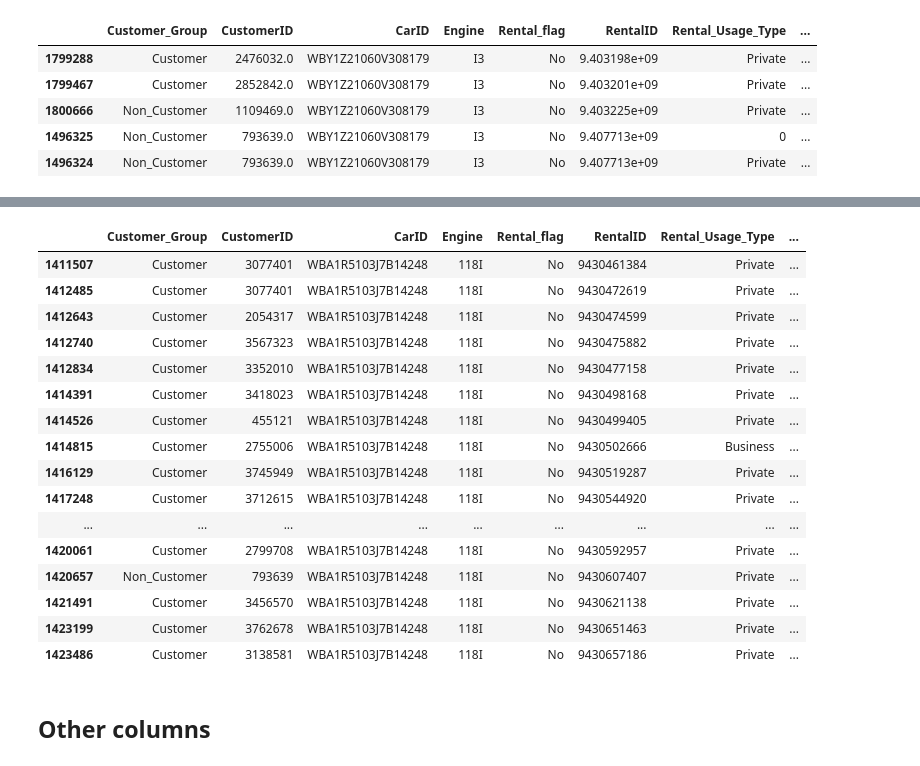
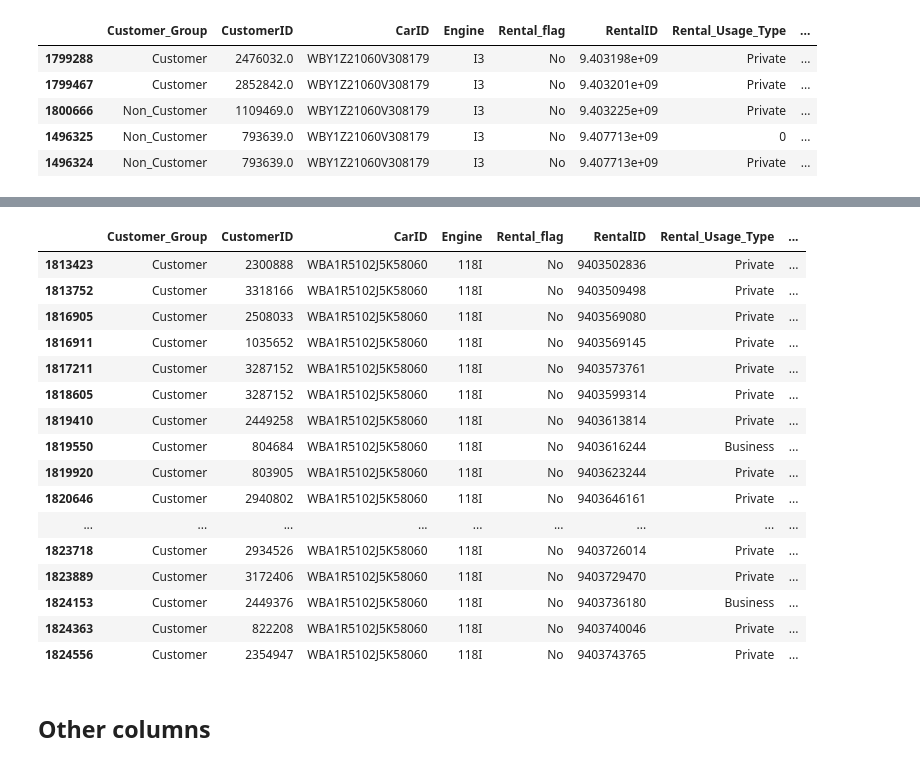
Before and after one commit to Bogeluno/GNN_Thesis, a Jupyter notebook: notebooks/Newdata.ipynb, the cells around one changed output, grey strips where cells are left out. Cells and saved outputs as stored; diff of their text form; code cells hidden in the pictures.

```diff
--- a/notebooks/Newdata.ipynb
+++ b/notebooks/Newdata.ipynb
@@ -400,0 +661,16 @@ dataf.iloc[np.where(dataf.Reservation_Time.iloc[1:].values<dataf.End_Time.iloc[:
+# %%
+dfc = df.copy(deep = True)
+# %%
+dfc['Start_Time'] = [row.Reservation_Time+datetime.timedelta(minutes=row.Reservation_Minutes) for _, row in dfc.iterrows()]
+# %%
+CarID_dictc = dict(iter(dfc.groupby('CarID')))
+tatc = []
+
+for car,dataf in CarID_dictc.items():
+    dataf = dataf.sort_values(by = 'Start_Time')
+    tap = list( zip( dataf.iloc[np.where(dataf.Start_Time.iloc[1:].values<dataf.End_Time.iloc[:-1].values)[0]].Customer_Group.values, dataf.iloc[np.where(dataf.Start_Time.iloc[1:].values<dataf.End_Time.iloc[:-1].values)[0]+1].Customer_Group.values ) )
+    tat.extend( tap )
+    if (('Customer', 'Customer') in tap):
+        print(car)
+
+pd.Series(tat).value_counts()
@@ -400,0 +716,3 @@ dataf.iloc[np.where(dataf.Reservation_Time.iloc[1:].values<dataf.End_Time.iloc[:
+# %%
+dataf = CarID_dictc['WBY1Z21010V308039'].sort_values(by = 'Start_Time')
+dataf.iloc[np.where(dataf.Start_Time.iloc[1:].values<dataf.End_Time.iloc[:-1].values)[0]]
@@ -401,23 +737,23 @@ dataf.iloc[np.where(dataf.Reservation_Time.iloc[1:].values<dataf.End_Time.iloc[:
 # %%
-dataf[dataf.RentalID > 9430460000].sort_values(by = 'RentalID').iloc[:24]
+dataf[dataf.RentalID > 9403500000].sort_values(by = 'RentalID').iloc[:20]
 # %% [output]
 |  | Customer_Group | CustomerID | CarID | Engine | Rental_flag | RentalID | Rental_Usage_Type | ... |
-| 1411507 | Customer | 3077401 | WBA1R5103J7B14248 | 118I | No | 9430461384 | Private | ... |
-| 1412485 | Customer | 3077401 | WBA1R5103J7B14248 | 118I | No | 9430472619 | Private | ... |
-| 1412643 | Customer | 2054317 | WBA1R5103J7B14248 | 118I | No | 9430474599 | Private | ... |
-| 1412740 | Customer | 3567323 | WBA1R5103J7B14248 | 118I | No | 9430475882 | Private | ... |
-| 1412834 | Customer | 3352010 | WBA1R5103J7B14248 | 118I | No | 9430477158 | Private | ... |
-| 1414391 | Customer | 3418023 | WBA1R5103J7B14248 | 118I | No | 9430498168 | Private | ... |
-| 1414526 | Customer | 455121 | WBA1R5103J7B14248 | 118I | No | 9430499405 | Private | ... |
-| 1414815 | Customer | 2755006 | WBA1R5103J7B14248 | 118I | No | 9430502666 | Business | ... |
-| 1416129 | Customer | 3745949 | WBA1R5103J7B14248 | 118I | No | 9430519287 | Private | ... |
-| 1417248 | Customer | 3712615 | WBA1R5103J7B14248 | 118I | No | 9430544920 | Private | ... |
+| 1813423 | Customer | 2300888 | WBA1R5102J5K58060 | 118I | No | 9403502836 | Private | ... |
+| 1813752 | Customer | 3318166 | WBA1R5102J5K58060 | 118I | No | 9403509498 | Private | ... |
+| 1816905 | Customer | 2508033 | WBA1R5102J5K58060 | 118I | No | 9403569080 | Private | ... |
+| 1816911 | Customer | 1035652 | WBA1R5102J5K58060 | 118I | No | 9403569145 | Private | ... |
+| 1817211 | Customer | 3287152 | WBA1R5102J5K58060 | 118I | No | 9403573761 | Private | ... |
+| 1818605 | Customer | 3287152 | WBA1R5102J5K58060 | 118I | No | 9403599314 | Private | ... |
+| 1819410 | Customer | 2449258 | WBA1R5102J5K58060 | 118I | No | 9403613814 | Private | ... |
+| 1819550 | Customer | 804684 | WBA1R5102J5K58060 | 118I | No | 9403616244 | Business | ... |
+| 1819920 | Customer | 803905 | WBA1R5102J5K58060 | 118I | No | 9403623244 | Private | ... |
+| 1820646 | Customer | 2940802 | WBA1R5102J5K58060 | 118I | No | 9403646161 | Private | ... |
 | ... | ... | ... | ... | ... | ... | ... | ... | ... |
-| 1420061 | Customer | 2799708 | WBA1R5103J7B14248 | 118I | No | 9430592957 | Private | ... |
-| 1420657 | Non_Customer | 793639 | WBA1R5103J7B14248 | 118I | No | 9430607407 | Private | ... |
-| 1421491 | Customer | 3456570 | WBA1R5103J7B14248 | 118I | No | 9430621138 | Private | ... |
-| 1423199 | Customer | 3762678 | WBA1R5103J7B14248 | 118I | No | 9430651463 | Private | ... |
-| 1423486 | Customer | 3138581 | WBA1R5103J7B14248 | 118I | No | 9430657186 | Private | ... |
+| 1823718 | Customer | 2934526 | WBA1R5102J5K58060 | 118I | No | 9403726014 | Private | ... |
+| 1823889 | Customer | 3172406 | WBA1R5102J5K58060 | 118I | No | 9403729470 | Private | ... |
+| 1824153 | Customer | 2449376 | WBA1R5102J5K58060 | 118I | No | 9403736180 | Business | ... |
+| 1824363 | Customer | 822208 | WBA1R5102J5K58060 | 118I | No | 9403740046 | Private | ... |
+| 1824556 | Customer | 2354947 | WBA1R5102J5K58060 | 118I | No | 9403743765 | Private | ... |
 # %% [markdown]
 ## Other columns
 # %%
```
Also changed, not shown: parts of 39 cells of this notebook.
